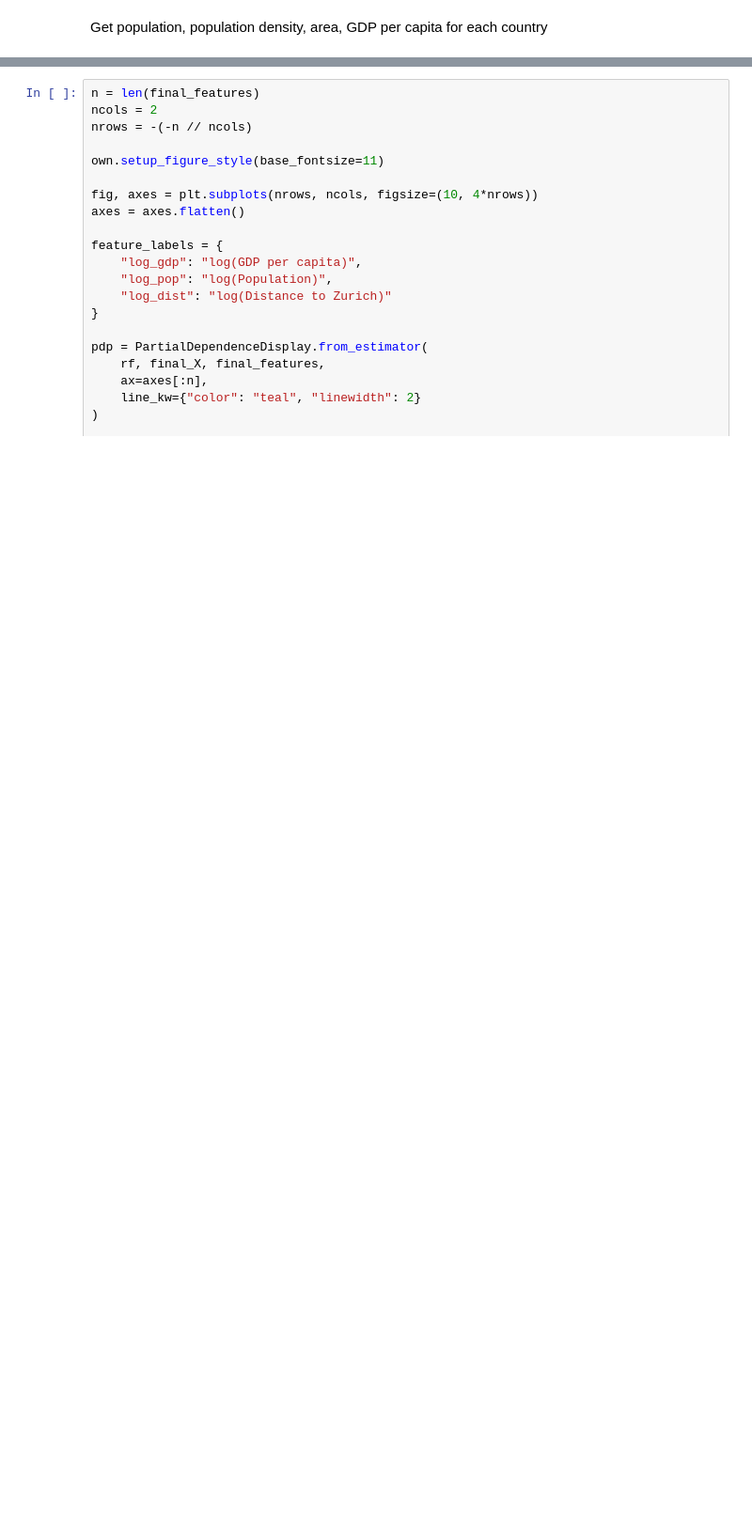
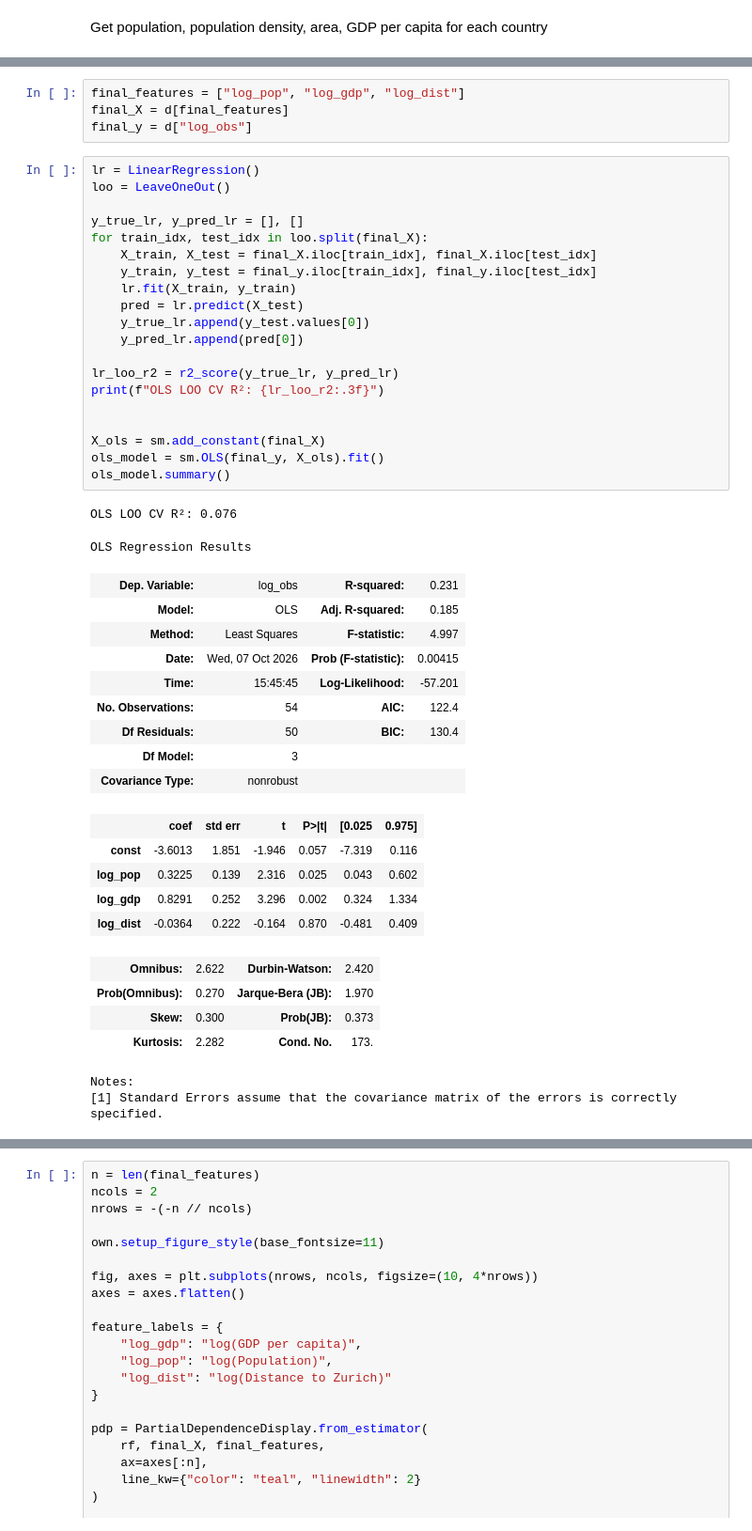
Before and after one commit to yannicknicolaswirz/Master_Thesis, a Jupyter notebook: Code/Part3_Regression.ipynb, the cells around one changed output, grey strips where cells are left out. Shown at 94% size. Saved outputs shown, nothing was run; the diff lists cells and outputs as text; blank space fills up the shorter version.

```diff
--- a/Code/Part3_Regression.ipynb
+++ b/Code/Part3_Regression.ipynb
@@ -171,0 +172,47 @@ display(X.corr().round(2))
+# %%
+final_features = ["log_pop", "log_gdp", "log_dist"]
+final_X = d[final_features]
+final_y = d["log_obs"]
+# %%
+lr = LinearRegression()
+loo = LeaveOneOut()
+
+y_true_lr, y_pred_lr = [], []
+for train_idx, test_idx in loo.split(final_X):
+    X_train, X_test = final_X.iloc[train_idx], final_X.iloc[test_idx]
+    y_train, y_test = final_y.iloc[train_idx], final_y.iloc[test_idx]
+    lr.fit(X_train, y_train)
+    pred = lr.predict(X_test)
+    y_true_lr.append(y_test.values[0])
+    y_pred_lr.append(pred[0])
+
+lr_loo_r2 = r2_score(y_true_lr, y_pred_lr)
+print(f"OLS LOO CV R²: {lr_loo_r2:.3f}")
+
+
+X_ols = sm.add_constant(final_X)
+ols_model = sm.OLS(final_y, X_ols).fit()
+ols_model.summary()
+# %% [output]
+OLS LOO CV R²: 0.076
+OLS Regression Results
+| Dep. Variable: | log_obs | R-squared: | 0.231 |
+| Model: | OLS | Adj. R-squared: | 0.185 |
+| Method: | Least Squares | F-statistic: | 4.997 |
+| Date: | Wed, 07 Oct 2026 | Prob (F-statistic): | 0.00415 |
+| Time: | 15:45:45 | Log-Likelihood: | -57.201 |
+| No. Observations: | 54 | AIC: | 122.4 |
+| Df Residuals: | 50 | BIC: | 130.4 |
+| Df Model: | 3 |  |  |
+| Covariance Type: | nonrobust |  |  |
+|  | coef | std err | t | P>|t| | [0.025 | 0.975] |
+| const | -3.6013 | 1.851 | -1.946 | 0.057 | -7.319 | 0.116 |
+| log_pop | 0.3225 | 0.139 | 2.316 | 0.025 | 0.043 | 0.602 |
+| log_gdp | 0.8291 | 0.252 | 3.296 | 0.002 | 0.324 | 1.334 |
+| log_dist | -0.0364 | 0.222 | -0.164 | 0.870 | -0.481 | 0.409 |
+| Omnibus: | 2.622 | Durbin-Watson: | 2.420 |
+| Prob(Omnibus): | 0.270 | Jarque-Bera (JB): | 1.970 |
+| Skew: | 0.300 | Prob(JB): | 0.373 |
+| Kurtosis: | 2.282 | Cond. No. | 173. |
+Notes:
+[1] Standard Errors assume that the covariance matrix of the errors is correctly specified.
```
Also changed, not shown: parts of 16 cells of this notebook, 13 other files.
